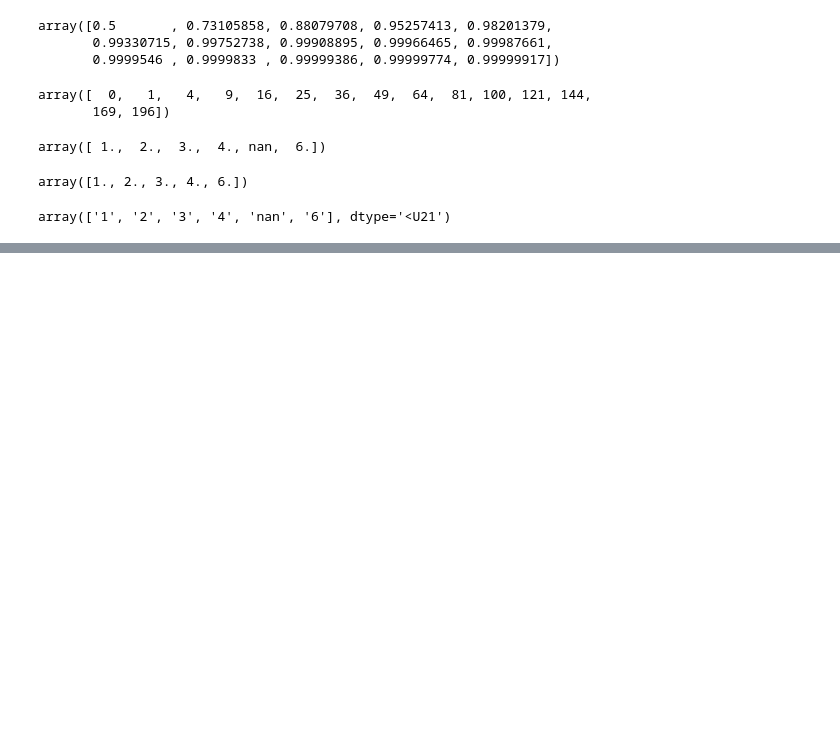
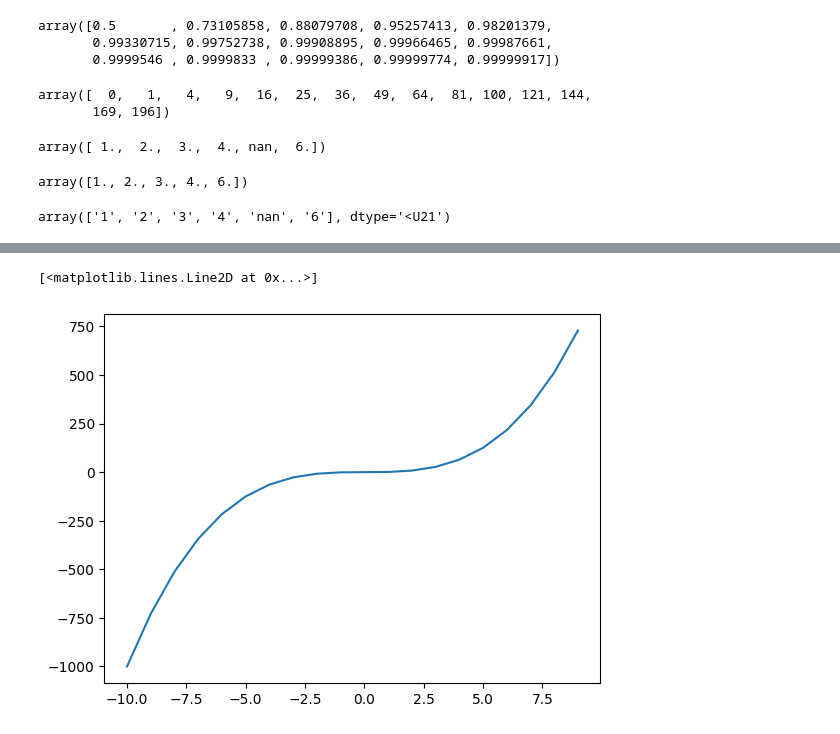
Before and after one commit to NehalPisalkar/Nehal2025, a Jupyter notebook: Untitled1.ipynb, the cells around one changed output, grey strips where cells are left out. Cells and saved outputs as stored; diff of their text form; code cells hidden in the pictures; blank space fills up the shorter version.

```diff
--- a/Untitled1.ipynb
+++ b/Untitled1.ipynb
@@ -213,0 +236,10 @@ array(['1', '2', '3', '4', 'nan', '6'], dtype='<U21')
+# %%
+nn = np.arange(-10,10)
+def cube(a):
+  return a*a*a
+
+cubed_nn =cube(nn)
+plt.plot(nn, cubed_nn)
+# %% [output]
+[<matplotlib.lines.Line2D at 0x...>]
+[figure, added]
```
Also changed, not shown: parts of 2 cells of this notebook.
